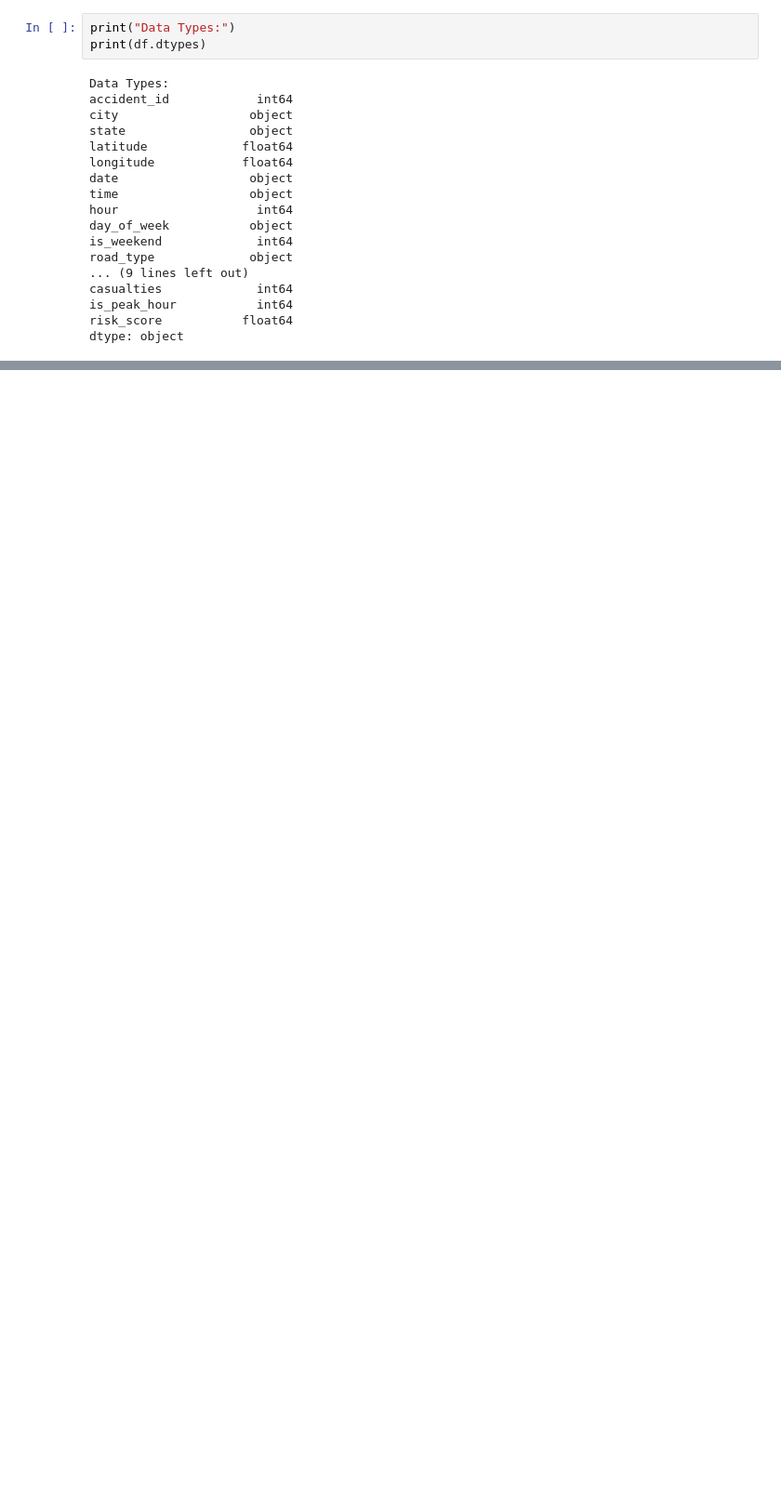
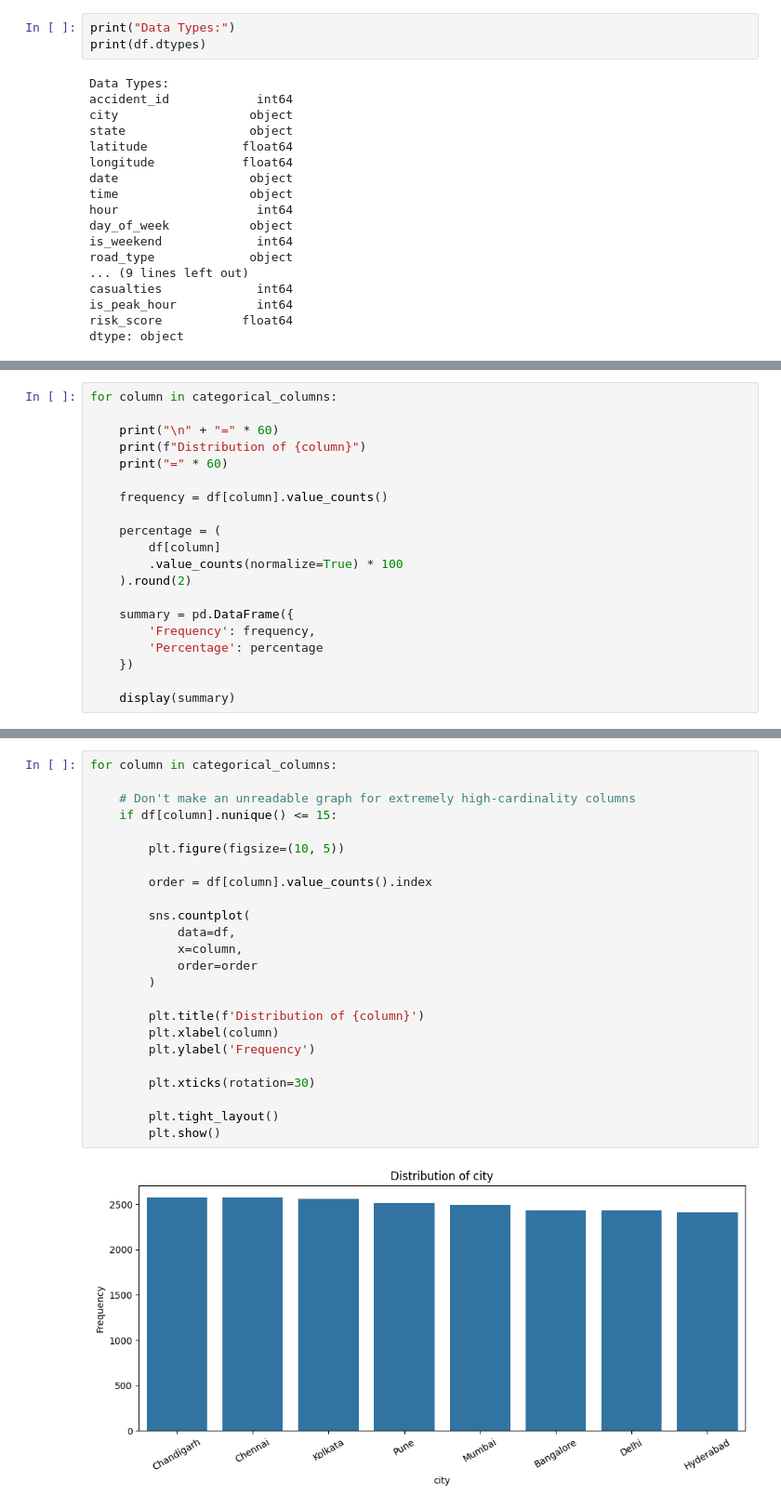
Before and after one commit to nehajacksonb24cs2143-ctrl/road-accident-severity-prediction, a Jupyter notebook: accident_analysis.ipynb, the cells around one changed output, grey strips where cells are left out. Shown at 93% size. Cells and saved outputs as stored; diff of their text form; blank space fills up the shorter version.

```diff
--- a/accident_analysis.ipynb
+++ b/accident_analysis.ipynb
@@ -1386,0 +375,20 @@ fig.show()
+# %%
+for column in categorical_columns:
+
+    print("\n" + "=" * 60)
+    print(f"Distribution of {column}")
+    print("=" * 60)
+
+    frequency = df[column].value_counts()
+
+    percentage = (
+        df[column]
+        .value_counts(normalize=True) * 100
+    ).round(2)
+
+    summary = pd.DataFrame({
+        'Frequency': frequency,
+        'Percentage': percentage
+    })
+
+    display(summary)
@@ -1386,0 +475,26 @@ fig.show()
+# %%
+for column in categorical_columns:
+
+    # Don't make an unreadable graph for extremely high-cardinality columns
+    if df[column].nunique() <= 15:
+
+        plt.figure(figsize=(10, 5))
+
+        order = df[column].value_counts().index
+
+        sns.countplot(
+            data=df,
+            x=column,
+            order=order
+        )
+
+        plt.title(f'Distribution of {column}')
+        plt.xlabel(column)
+        plt.ylabel('Frequency')
+
+        plt.xticks(rotation=30)
+
+        plt.tight_layout()
+        plt.show()
+# %% [output]
+[figure, added]
```
Also changed, not shown: parts of 108 cells of this notebook.
